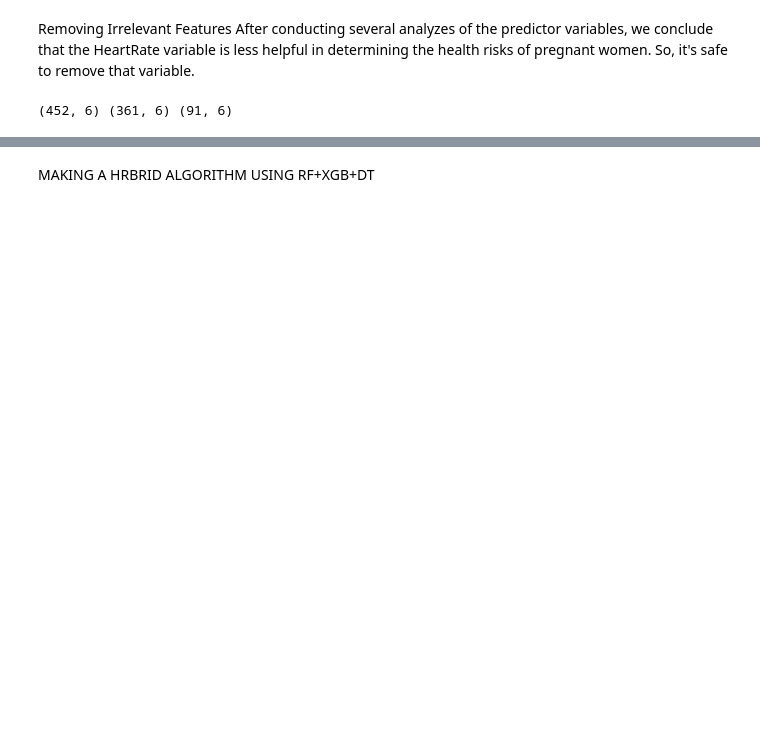
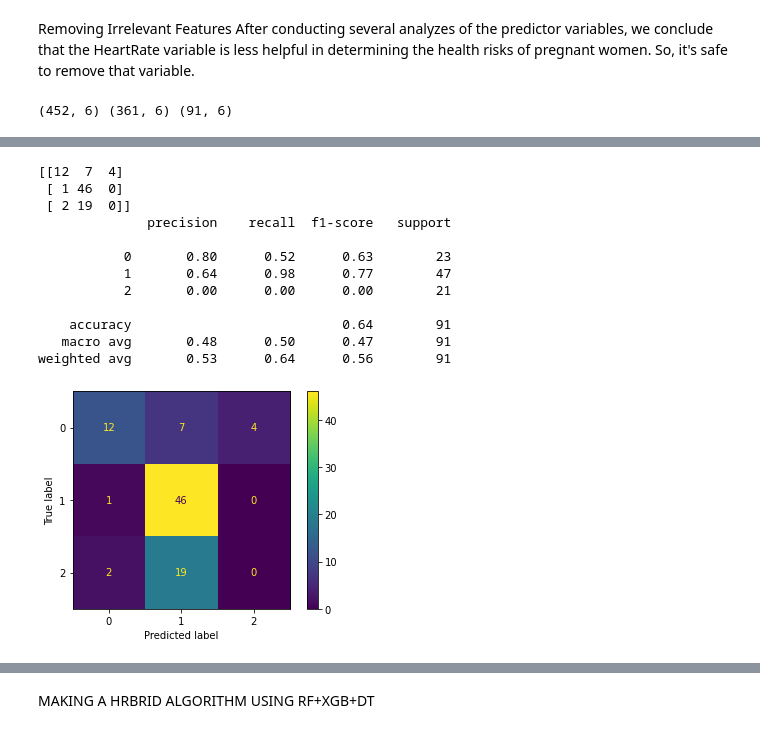
Before and after one commit to NMNayan57/Newcolab-file, a Jupyter notebook: WithoutDuplicete(pregnancy).ipynb, the cells around one changed output, grey strips where cells are left out. Saved outputs shown, nothing was run; the diff lists cells and outputs as text; code cells hidden in the pictures; blank space fills up the shorter version.

```diff
--- a/WithoutDuplicete(pregnancy).ipynb
+++ b/WithoutDuplicete(pregnancy).ipynb
@@ -220,3 +308,23 @@ from sklearn.model_selection import cross_val_score
+# %%
+print(cm_DT)
+
+cm_display = ConfusionMatrixDisplay(cm_DT).plot()
+
+print(metrics.classification_report(y_test, y_pred3))
+# %% [output]
+[[12  7  4]
+ [ 1 46  0]
+ [ 2 19  0]]
+              precision    recall  f1-score   support
+
+           0       0.80      0.52      0.63        23
+           1       0.64      0.98      0.77        47
+           2       0.00      0.00      0.00        21
+
+    accuracy                           0.64        91
+   macro avg       0.48      0.50      0.47        91
+weighted avg       0.53      0.64      0.56        91
+[figure, added]
 # %%
 #10-fold cross-validation
 kfold = model_selection.KFold(n_splits=10)
```
Also changed, not shown: parts of 18 cells of this notebook.
